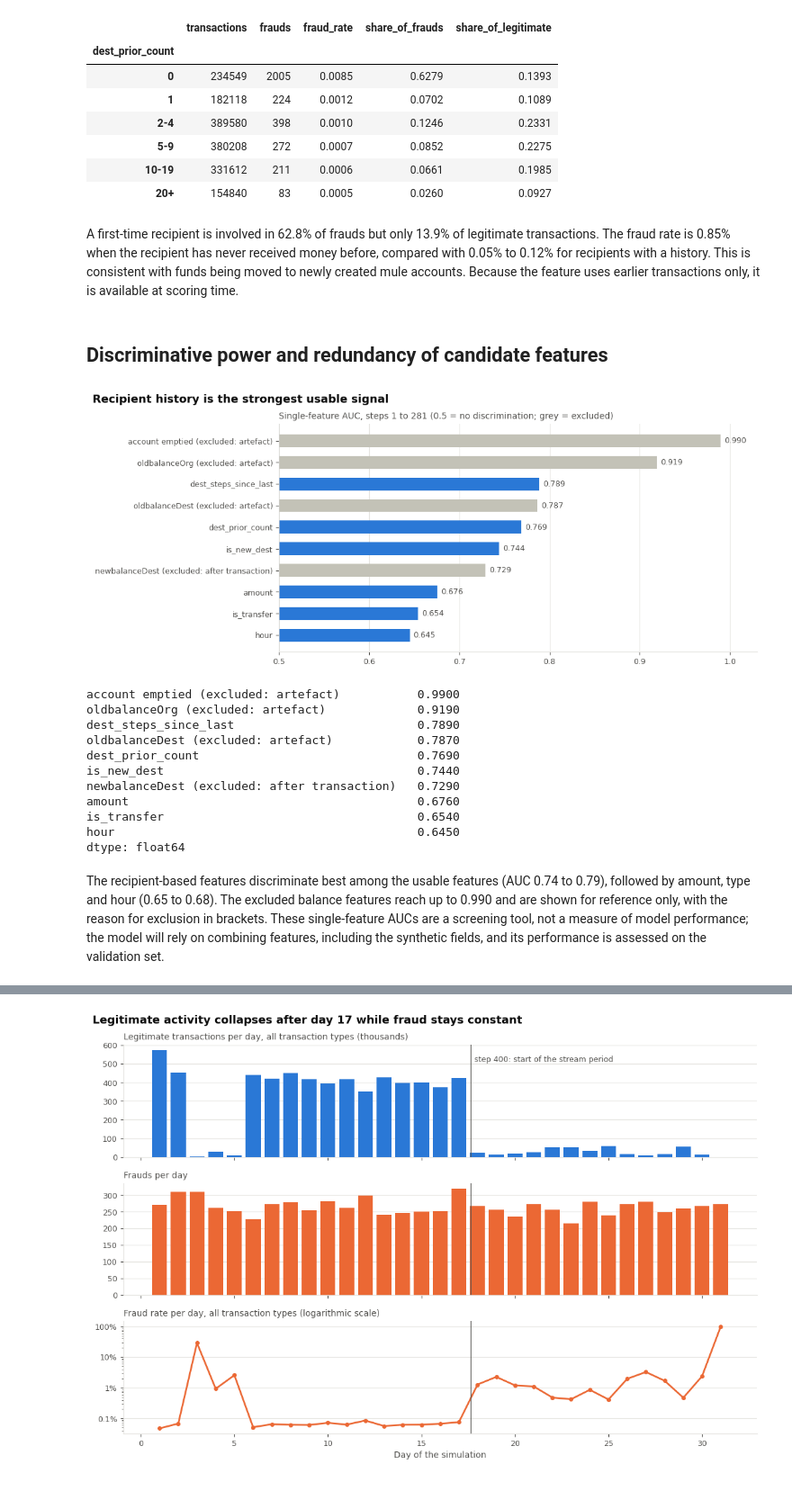
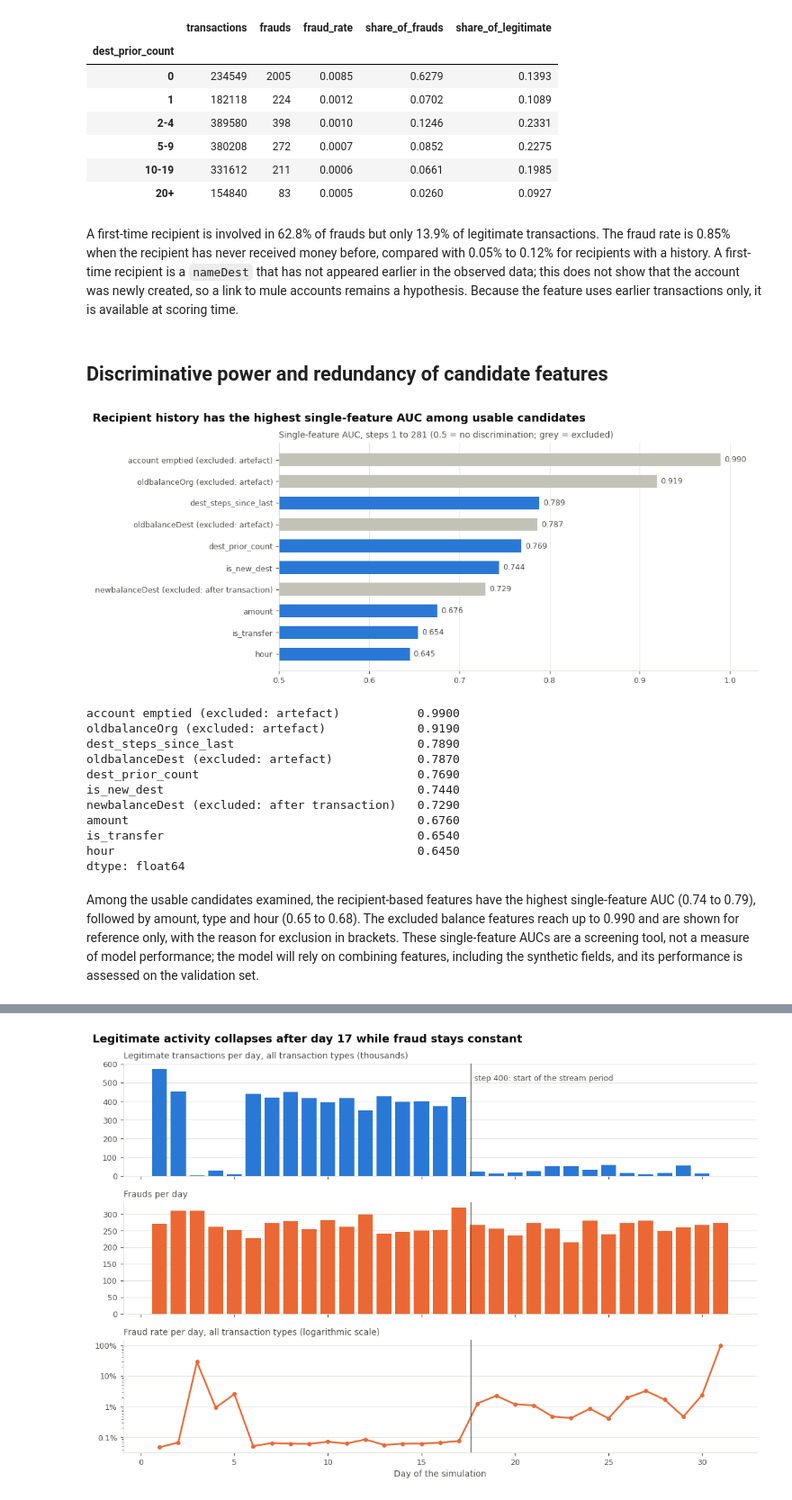
Before and after one commit to vdmhth/intro2ba, a Jupyter notebook: notebooks/eda/eda_kaggle.ipynb, the cells around one changed output, grey strips where cells are left out. Shown at 90% size. Drawn from its saved outputs; the diff is of its cells as text; code cells hidden in the pictures.

```diff
--- a/notebooks/eda/eda_kaggle.ipynb
+++ b/notebooks/eda/eda_kaggle.ipynb
@@ -390,7 +392,7 @@ groups = {
     "Recorded after the transaction (not known at scoring time)": {
         "Recipient balance unchanged\n(newbalanceDest = oldbalanceDest)": tc.newbalanceDest == tc.oldbalanceDest,
         "Sender balance adds up\n(oldbalanceOrg - amount = newbalanceOrig)": pd.Series(
-            np.isclose(tc.oldbalanceOrg - tc.amount, tc.newbalanceOrig, atol=0.01), index=tc.index),
+            np.isclose(tc.oldbalanceOrg - tc.amount, tc.newbalanceOrig, rtol=0, atol=0.01), index=tc.index),
     },
 }
 tables = {g: pd.DataFrame({k: v.groupby(tc.isFraud).mean() * 100 for k, v in c.items()}).T.set_axis(["Legitimate", "Fraud"], axis=1)
@@ -466,40 +468,40 @@ rec
 | 10-19 | 331612 | 211 | 0.0006 | 0.0661 | 0.1985 |
 | 20+ | 154840 | 83 | 0.0005 | 0.0260 | 0.0927 |
 # %% [markdown]
-A first-time recipient is involved in 62.8% of frauds but only 13.9% of legitimate transactions. The fraud rate is 0.85% when the recipient has never received money before, compared with 0.05% to 0.12% for recipients with a history. This is consistent with funds being moved to newly created mule accounts. Because the feature uses earlier transactions only, it is available at scoring time.
+A first-time recipient is involved in 62.8% of frauds but only 13.9% of legitimate transactions. The fraud rate is 0.85% when the recipient has never received money before, compared with 0.05% to 0.12% for recipients with a history. A first-time recipient is a `nameDest` that has not appeared earlier in the observed data; this does not show that the account was newly created, so a link to mule accounts remains a hypothesis. Because the feature uses earlier transactions only, it is available at scoring time.
 # %% [markdown]
 ## Discriminative power and redundancy of candidate features
 # %%
 tc["is_transfer"] = (tc.type == "TRANSFER").astype("int8")
 tc["dest_steps_since_last_filled"] = tc.dest_steps_since_last.fillna(9999)
 candidates = {
     "dest_steps_since_last": tc.dest_steps_since_last_filled,
     "dest_prior_count": tc.dest_prior_count,
     "is_new_dest": tc.is_new_dest,
     "amount": tc.amount,
     "hour": tc.hour,
     "is_transfer": tc.is_transfer,
     "oldbalanceOrg (excluded: artefact)": tc.oldbalanceOrg,
     "oldbalanceDest (excluded: artefact)": tc.oldbalanceDest,
     "newbalanceDest (excluded: after transaction)": tc.newbalanceDest,
     "account emptied (excluded: artefact)": (tc.oldbalanceOrg == tc.amount).astype("int8"),
 }
 auc = pd.Series({name: max(a, 1 - a) for name, a in
                  ((n, roc_auc_score(tc.isFraud, s)) for n, s in candidates.items())}).sort_values()
 
 fig, ax = plt.subplots(figsize=(11, 4.4))
 colors = [MUTED if "excluded" in n else LEGIT for n in auc.index]
 ax.barh(auc.index, auc - 0.5, left=0.5, color=colors, height=0.6)
 for i, v in enumerate(auc):
     ax.text(v + 0.004, i, f"{v:.3f}", va="center", fontsize=9, color=INK2)
 ax.set_xlim(0.5, 1.03)
 ax.axvline(0.5, color=INK2, lw=1)
 ax.grid(axis="y", visible=False)
 ax.set_title(f"Single-feature AUC, steps 1 to {TRAIN_END} (0.5 = no discrimination; grey = excluded)")
-fig.tight_layout(); headline(fig, "Recipient history is the strongest usable signal"); save(fig, "feature_auc"); plt.show()
+fig.tight_layout(); headline(fig, "Recipient history has the highest single-feature AUC among usable candidates"); save(fig, "feature_auc"); plt.show()
 auc.sort_values(ascending=False).round(3)
 # %% [output]
-[figure, old version]
+[figure, new version]
 account emptied (excluded: artefact)           0.9900
 oldbalanceOrg (excluded: artefact)             0.9190
 dest_steps_since_last                          0.7890
@@ -512,7 +514,7 @@ is_transfer                                    0.6540
 hour                                           0.6450
 dtype: float64
 # %% [markdown]
-The recipient-based features discriminate best among the usable features (AUC 0.74 to 0.79), followed by amount, type and hour (0.65 to 0.68). The excluded balance features reach up to 0.990 and are shown for reference only, with the reason for exclusion in brackets. These single-feature AUCs are a screening tool, not a measure of model performance; the model will rely on combining features, including the synthetic fields, and its performance is assessed on the validation set.
+Among the usable candidates examined, the recipient-based features have the highest single-feature AUC (0.74 to 0.79), followed by amount, type and hour (0.65 to 0.68). The excluded balance features reach up to 0.990 and are shown for reference only, with the reason for exclusion in brackets. These single-feature AUCs are a screening tool, not a measure of model performance; the model will rely on combining features, including the synthetic fields, and its performance is assessed on the validation set.
 # %%
 corr_cols = ["isFraud", "amount", "hour", "is_transfer", "dest_prior_count", "is_new_dest", "dest_steps_since_last_filled"]
 corr = tc[corr_cols].corr(method="spearman").rename(index={"dest_steps_since_last_filled": "dest_steps_since_last"},
```
Also changed, not shown: parts of 13 cells of this notebook, 5 other files.
